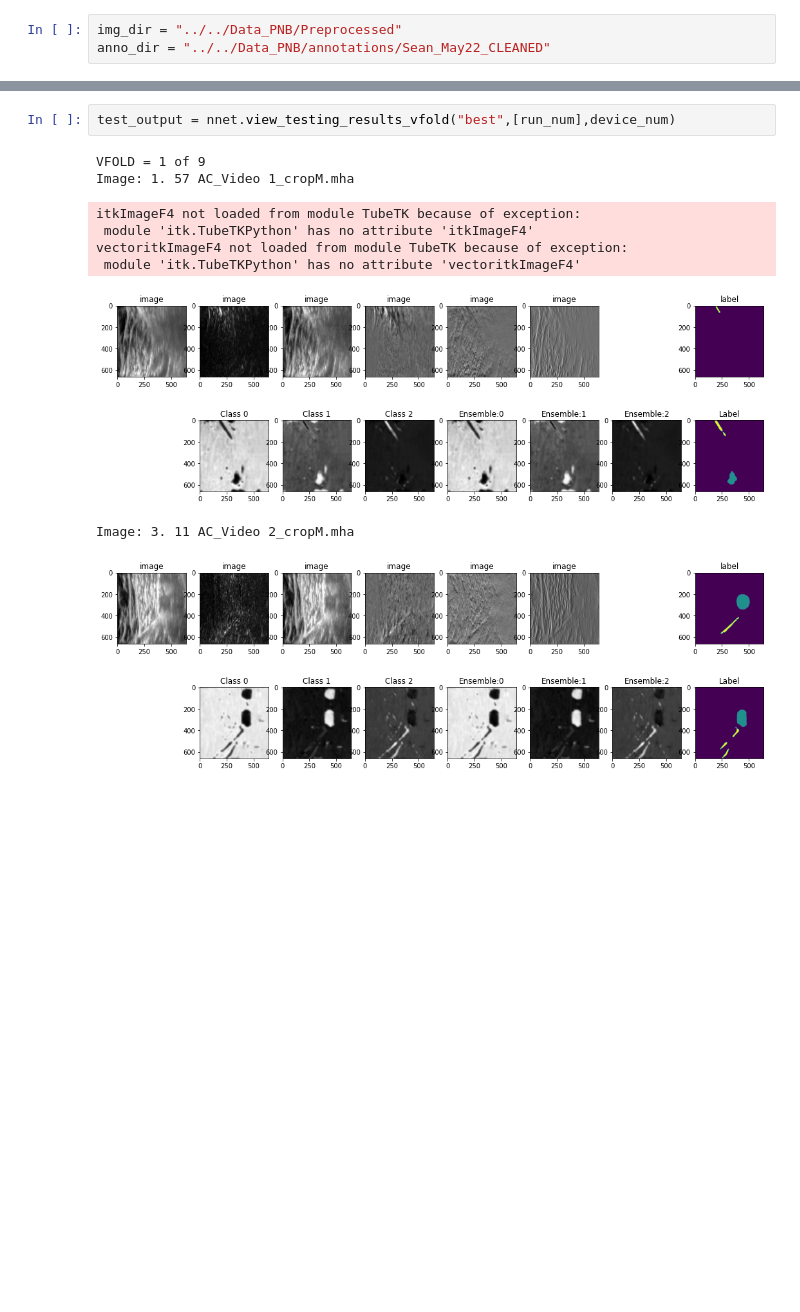
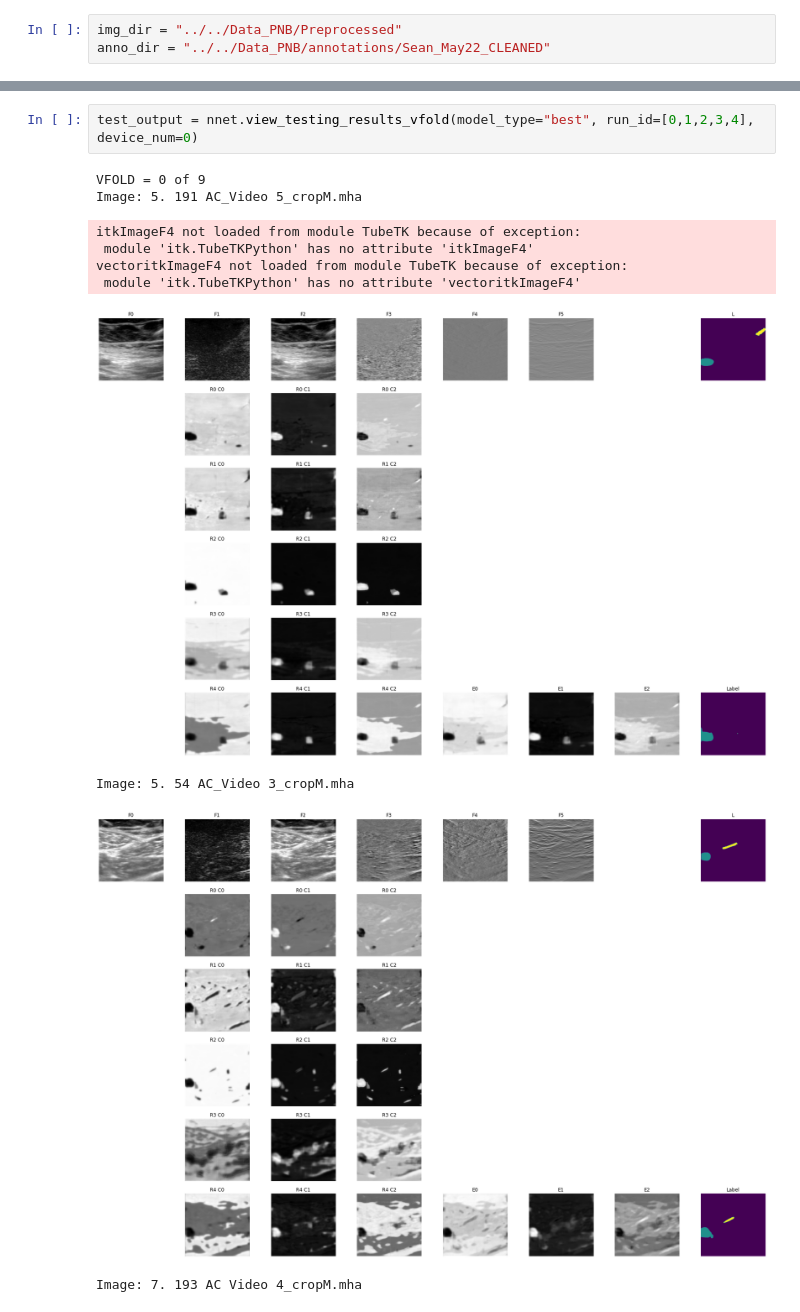
Before and after one commit to KitwareMedical/itkARGUS-DARPA-POCUS_AI-Archive, a Jupyter notebook: PNB/Experiments/ARUNet-Needle/ARUNet-ARGUS_Needle_Network_Testing.ipynb, the cells around one changed output, grey strips where cells are left out. Cells and saved outputs as stored; diff of their text form; blank space fills up the shorter version.

```diff
--- a/PNB/Experiments/ARUNet-Needle/ARUNet-ARGUS_Needle_Network_Testing.ipynb
+++ b/PNB/Experiments/ARUNet-Needle/ARUNet-ARGUS_Needle_Network_Testing.ipynb
@@ -37,12 +33,13 @@ nnet.setup_testing_vfold(vfold_num)
 # %%
-test_output = nnet.view_testing_results_vfold("best",[run_num],device_num)
+test_output = nnet.view_testing_results_vfold(model_type="best", run_id=[0,1,2,3,4], device_num=0)
 # %% [output]
-VFOLD = 1 of 9
-Image: 1. 57 AC_Video 1_cropM.mha
+VFOLD = 0 of 9
+Image: 5. 191 AC_Video 5_cropM.mha
 itkImageF4 not loaded from module TubeTK because of exception:
  module 'itk.TubeTKPython' has no attribute 'itkImageF4'
 vectoritkImageF4 not loaded from module TubeTK because of exception:
  module 'itk.TubeTKPython' has no attribute 'vectoritkImageF4'
-[figure, old version]
+[figure, new version]
-Image: 3. 11 AC_Video 2_cropM.mha
+Image: 5. 54 AC_Video 3_cropM.mha
-[figure, old version]
+[figure, new version]
+Image: 7. 193 AC Video 4_cropM.mha
```
Also changed, not shown: parts of 4 cells of this notebook, 2 other files.
